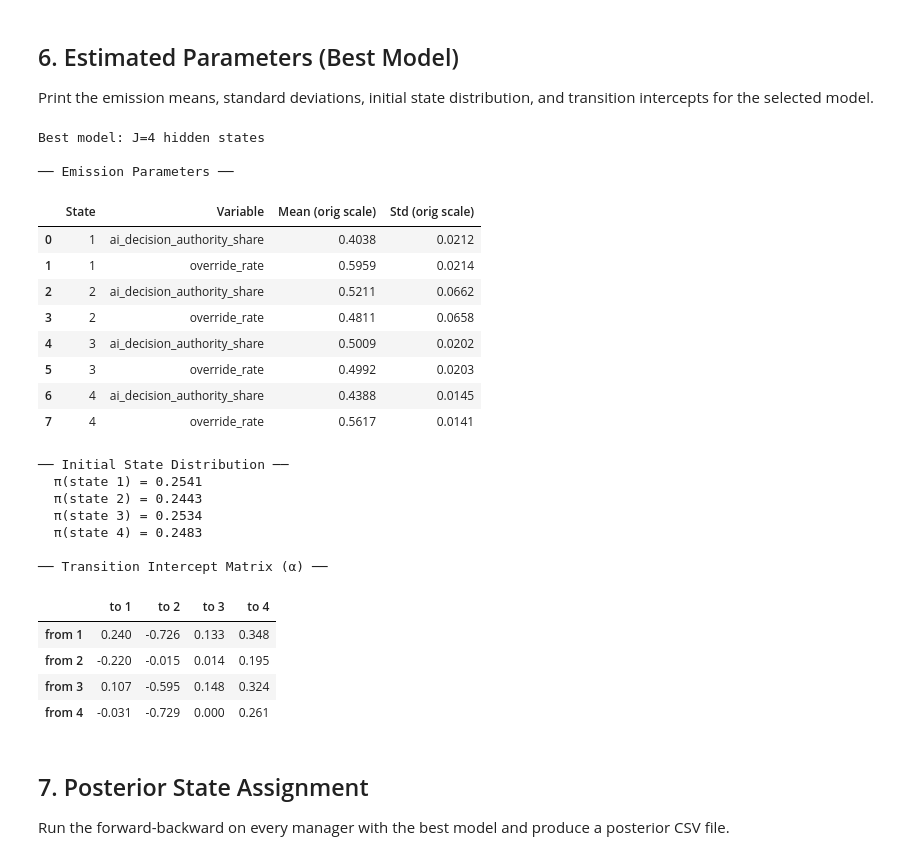
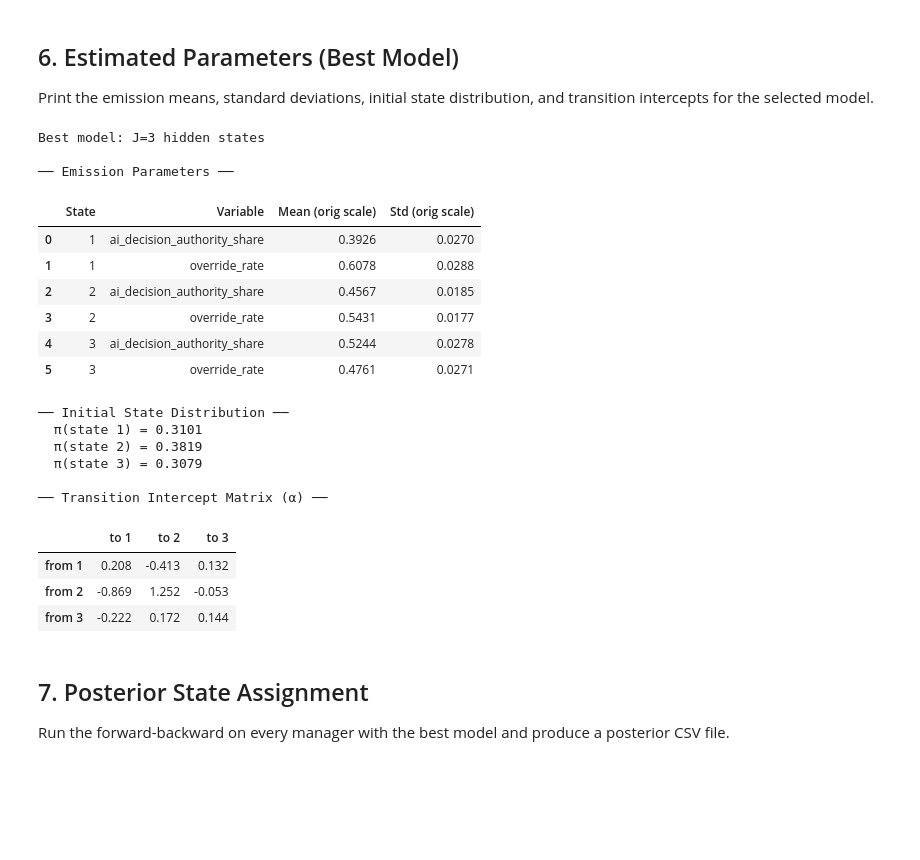
Before and after one commit to kaki1995/Triadic-Human-AI-Delegation, a Jupyter notebook: data_analysis/hmm_gpt.ipynb, the cells around one changed output. Cells and saved outputs as stored; diff of their text form; code cells hidden in the pictures; blank space fills up the shorter version.

```diff
--- a/data_analysis/hmm_gpt.ipynb
+++ b/data_analysis/hmm_gpt.ipynb
@@ -430,6 +641,10 @@ Print the emission means, standard deviations, initial state distribution, and t
 # ============================================================
 # 6. Inspect Estimated Parameters
 # ============================================================
+
+# Bridge variable names from the two-stage fitting cell
+best_model = best_p
+best_J = best_J_screen
 
 emission_cols = ["ai_decision_authority_share", "override_rate"]
 
@@ -446,51 +661,47 @@ for j in range(best_J):
         em_rows.append({
             "State": j + 1,
             "Variable": col,
             "Mean (orig scale)": round(mu_orig[j, d], 4),
             "Std (orig scale)": round(sigma_orig[j, d], 4),
         })
 em_df = pd.DataFrame(em_rows)
 print("── Emission Parameters ──")
 display(em_df)
 
 # Initial-state distribution
 pi = softmax(best_model.logit_pi)
 print("\n── Initial State Distribution ──")
 for j in range(best_J):
     print(f"  π(state {j+1}) = {pi[j]:.4f}")
 
 # Transition intercepts
 print("\n── Transition Intercept Matrix (α) ──")
 alpha_df = pd.DataFrame(
     np.round(best_model.alpha, 3),
     index=[f"from {j+1}" for j in range(best_J)],
     columns=[f"to {j+1}" for j in range(best_J)])
 display(alpha_df)
 # %% [output]
-Best model: J=4 hidden states
+Best model: J=3 hidden states
 
 ── Emission Parameters ──
 |  | State | Variable | Mean (orig scale) | Std (orig scale) |
-| 0 | 1 | ai_decision_authority_share | 0.4038 | 0.0212 |
-| 1 | 1 | override_rate | 0.5959 | 0.0214 |
-| 2 | 2 | ai_decision_authority_share | 0.5211 | 0.0662 |
-| 3 | 2 | override_rate | 0.4811 | 0.0658 |
-| 4 | 3 | ai_decision_authority_share | 0.5009 | 0.0202 |
-| 5 | 3 | override_rate | 0.4992 | 0.0203 |
-| 6 | 4 | ai_decision_authority_share | 0.4388 | 0.0145 |
-| 7 | 4 | override_rate | 0.5617 | 0.0141 |
+| 0 | 1 | ai_decision_authority_share | 0.3926 | 0.0270 |
+| 1 | 1 | override_rate | 0.6078 | 0.0288 |
+| 2 | 2 | ai_decision_authority_share | 0.4567 | 0.0185 |
+| 3 | 2 | override_rate | 0.5431 | 0.0177 |
+| 4 | 3 | ai_decision_authority_share | 0.5244 | 0.0278 |
+| 5 | 3 | override_rate | 0.4761 | 0.0271 |
 ── Initial State Distribution ──
-  π(state 1) = 0.2541
-  π(state 2) = 0.2443
-  π(state 3) = 0.2534
-  π(state 4) = 0.2483
+  π(state 1) = 0.3101
+  π(state 2) = 0.3819
+  π(state 3) = 0.3079
 
 ── Transition Intercept Matrix (α) ──
-|  | to 1 | to 2 | to 3 | to 4 |
-| from 1 | 0.240 | -0.726 | 0.133 | 0.348 |
-| from 2 | -0.220 | -0.015 | 0.014 | 0.195 |
-| from 3 | 0.107 | -0.595 | 0.148 | 0.324 |
-| from 4 | -0.031 | -0.729 | 0.000 | 0.261 |
+|  | to 1 | to 2 | to 3 |
+| from 1 | 0.208 | -0.413 | 0.132 |
+| from 2 | -0.869 | 1.252 | -0.053 |
+| from 3 | -0.222 | 0.172 | 0.144 |
 # %% [markdown]
 ## 7. Posterior State Assignment
 Run the forward-backward on every manager with the best model and produce a posterior CSV file.
```
Also changed, not shown: parts of 23 cells of this notebook.
